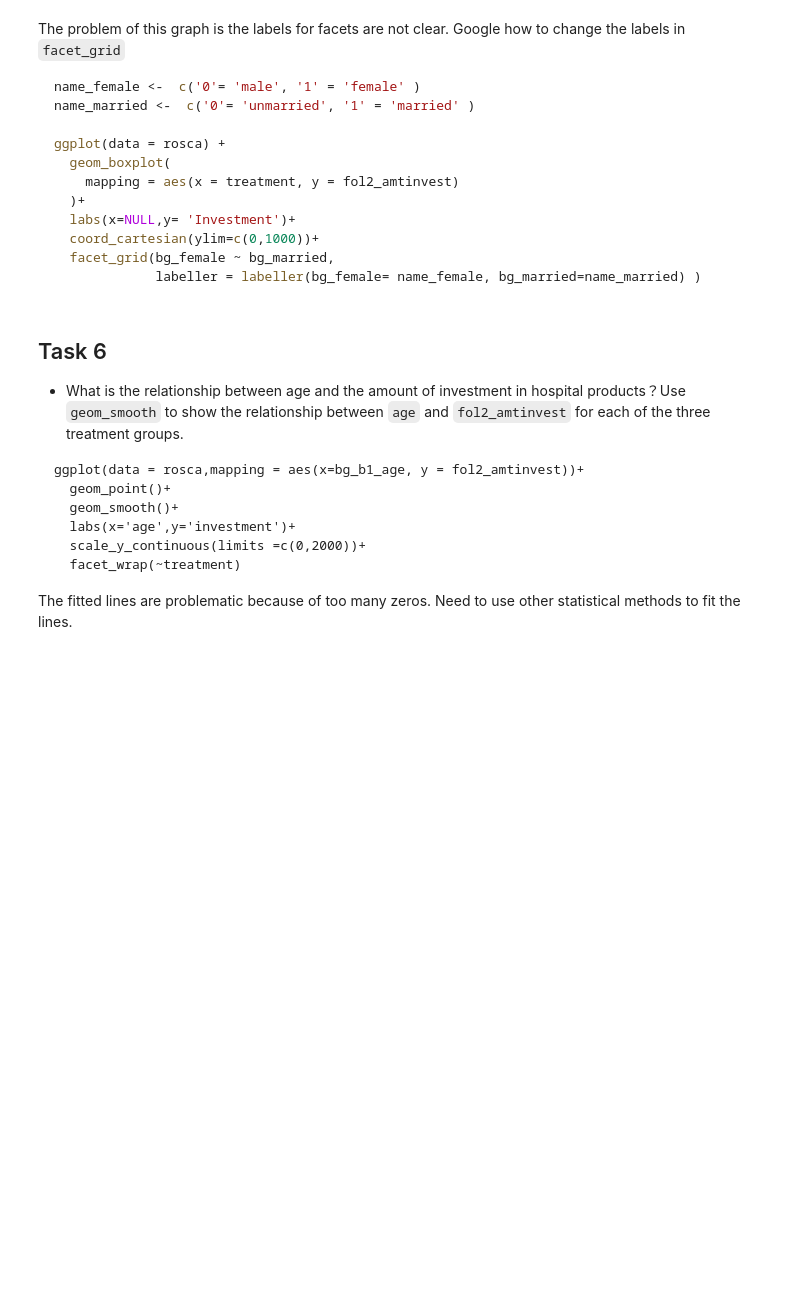
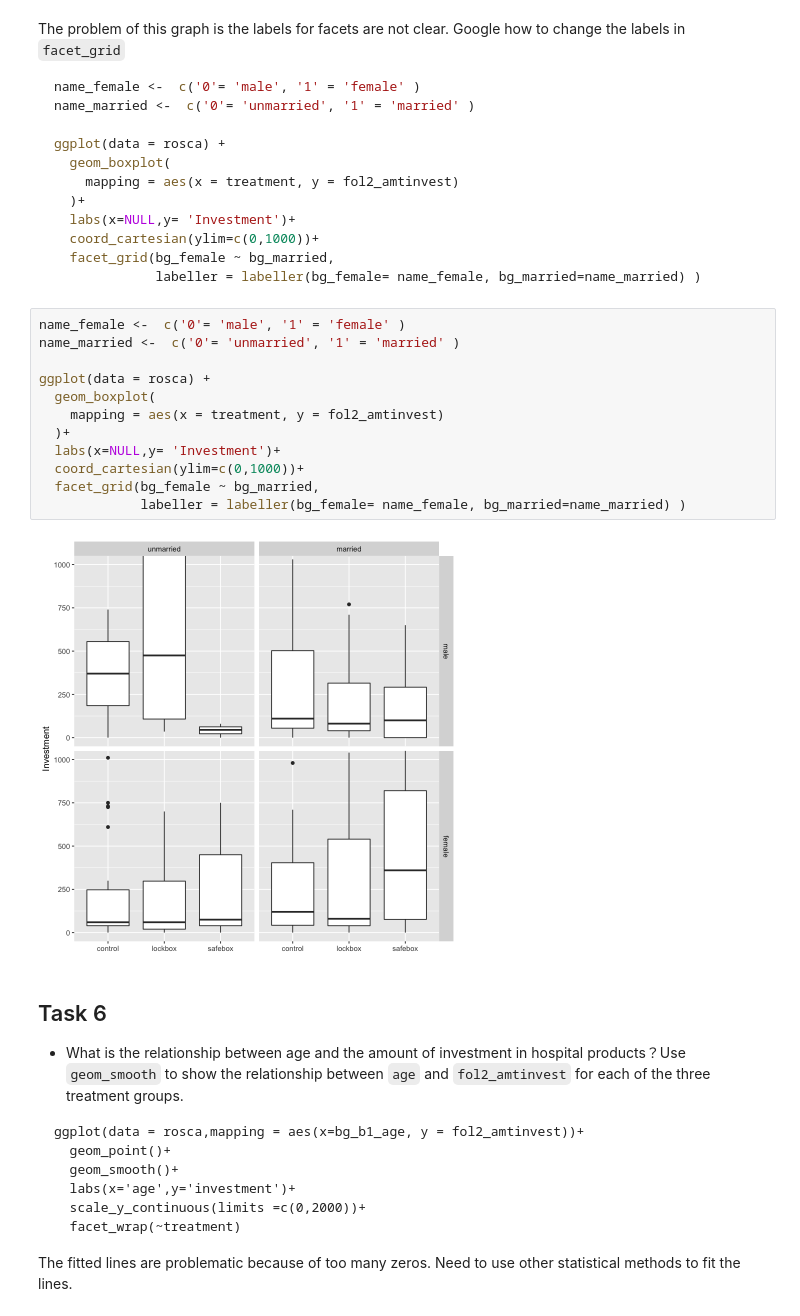
Before and after one commit to jzcpanda/390R-2021fall, a Jupyter notebook: Data visualization real data.ipynb, the cells around one changed output. Saved outputs shown, nothing was run; the diff lists cells and outputs as text; blank space fills up the shorter version.

````diff
--- a/Data visualization real data.ipynb
+++ b/Data visualization real data.ipynb
@@ -194,6 +221,20 @@ ggplot(data = rosca) +
   facet_grid(bg_female ~ bg_married,
              labeller = labeller(bg_female= name_female, bg_married=name_married) )
 ```
+# %%
+name_female <-  c('0'= 'male', '1' = 'female' )
+name_married <-  c('0'= 'unmarried', '1' = 'married' )
+
+ggplot(data = rosca) +
+  geom_boxplot(
+    mapping = aes(x = treatment, y = fol2_amtinvest)
+  )+
+  labs(x=NULL,y= 'Investment')+
+  coord_cartesian(ylim=c(0,1000))+
+  facet_grid(bg_female ~ bg_married,
+             labeller = labeller(bg_female= name_female, bg_married=name_married) )
+# %% [output]
+[figure, added]
 # %% [markdown]
 ## Task 6
 * What is the relationship between age and  the amount of investment in hospital products？Use `geom_smooth` to show the relationship between `age` and `fol2_amtinvest` for each of the three treatment groups.
````
Also changed, not shown: parts of 7 cells of this notebook.
